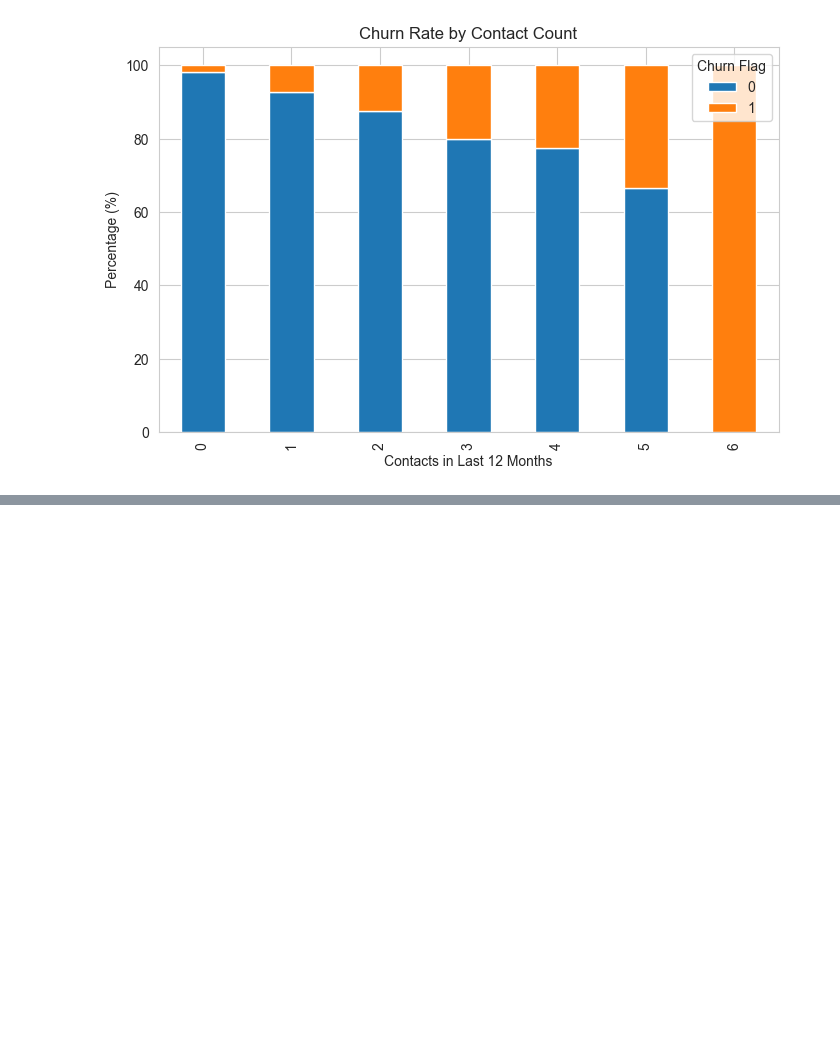
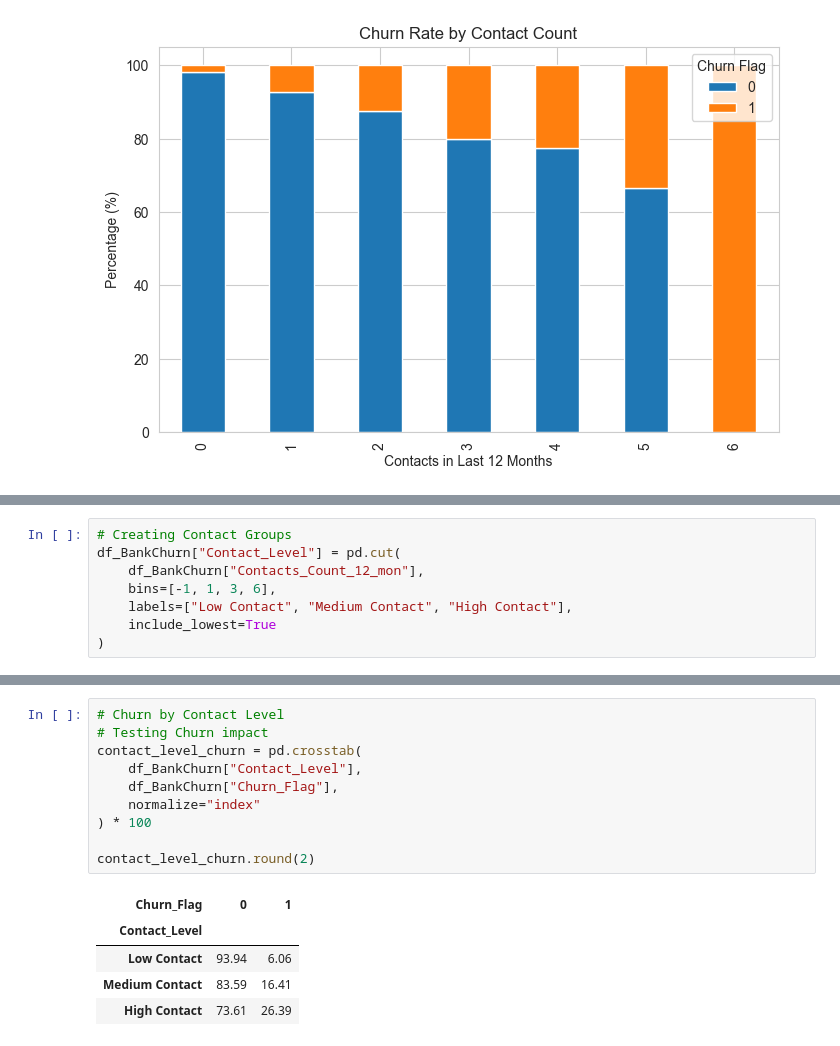
Before and after one commit to funmiafola/Credit_Card_Customer_Churn_Project, a Jupyter notebook: jupyter_notebooks/EDA_Churn_Analysis.ipynb, the cells around one changed output, grey strips where cells are left out. Drawn from its saved outputs; the diff is of its cells as text; blank space fills up the shorter version.

Commit message:
Hypothesis Testing completed

```diff
--- a/jupyter_notebooks/EDA_Churn_Analysis.ipynb
+++ b/jupyter_notebooks/EDA_Churn_Analysis.ipynb
@@ -764,0 +769,8 @@ Analysis of customer contact frequency shows a strong positive relationship with
+# %%
+# Creating Contact Groups
+df_BankChurn["Contact_Level"] = pd.cut(
+    df_BankChurn["Contacts_Count_12_mon"],
+    bins=[-1, 1, 3, 6],
+    labels=["Low Contact", "Medium Contact", "High Contact"],
+    include_lowest=True
+)
@@ -764,0 +785,16 @@ Analysis of customer contact frequency shows a strong positive relationship with
+# %%
+# Churn by Contact Level
+# Testing Churn impact
+contact_level_churn = pd.crosstab(
+    df_BankChurn["Contact_Level"],
+    df_BankChurn["Churn_Flag"],
+    normalize="index"
+) * 100
+
+contact_level_churn.round(2)
+# %% [output]
+| Churn_Flag | 0 | 1 |
+| Contact_Level |  |  |
+| Low Contact | 93.94 | 6.06 |
+| Medium Contact | 83.59 | 16.41 |
+| High Contact | 73.61 | 26.39 |
```
Also changed, not shown: parts of 8 cells of this notebook, 1 other file.
